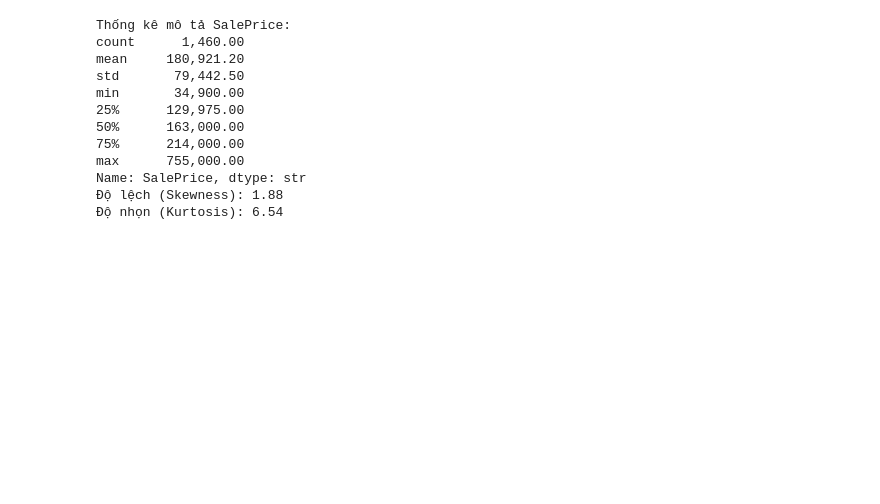
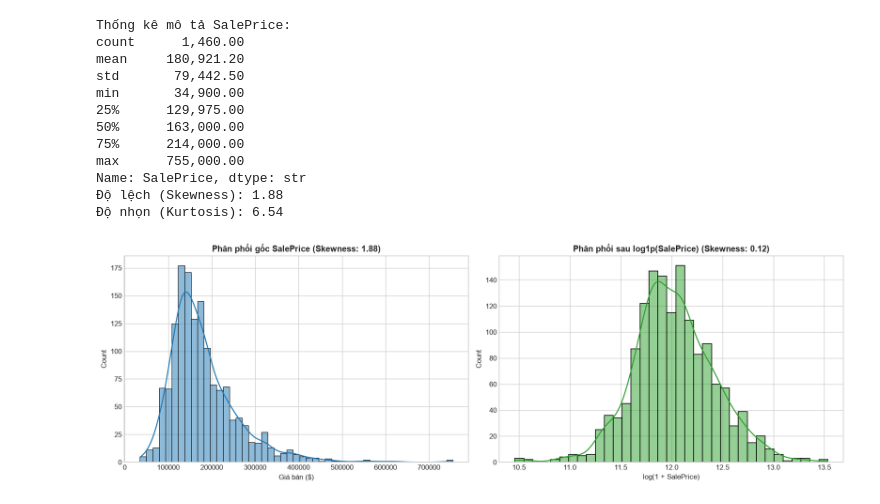
Before and after one commit to JaseSous/ml_group, a Jupyter notebook: Lab/Lab03/Lab03_EDA_house_prices.ipynb, the cells around one changed output. Drawn from its saved outputs; the diff is of its cells as text; code cells hidden in the pictures; blank space fills up the shorter version.

Commit message:
tính toán skewness và biến đổi log transform cho SalePrice

```diff
--- a/Lab/Lab03/Lab03_EDA_house_prices.ipynb
+++ b/Lab/Lab03/Lab03_EDA_house_prices.ipynb
@@ -97,3 +97,22 @@ max      755,000.00
 Name: SalePrice, dtype: str
 Độ lệch (Skewness): 1.88
 Độ nhọn (Kurtosis): 6.54
+# %%
+# Trực quan hóa phân phối SalePrice trước và sau khi Log-transform
+fig, axes = plt.subplots(1, 2, figsize=(15, 5))
+
+# Phân phối gốc
+sns.histplot(train['SalePrice'], kde=True, ax=axes[0], color='#1f77b4')
+axes[0].set_title(f"Phân phối gốc SalePrice (Skewness: {train['SalePrice'].skew():.2f})", fontweight='bold')
+axes[0].set_xlabel("Giá bán ($)")
+
+# Phân phối sau Log-transform
+log_saleprice = np.log1p(train['SalePrice'])
+sns.histplot(log_saleprice, kde=True, ax=axes[1], color='#2ca02c')
+axes[1].set_title(f"Phân phối sau log1p(SalePrice) (Skewness: {log_saleprice.skew():.2f})", fontweight='bold')
+axes[1].set_xlabel("log(1 + SalePrice)")
+
+plt.tight_layout()
+plt.show()
+# %% [output]
+[figure, added]
```
Also changed, not shown: parts of 7 cells of this notebook.
